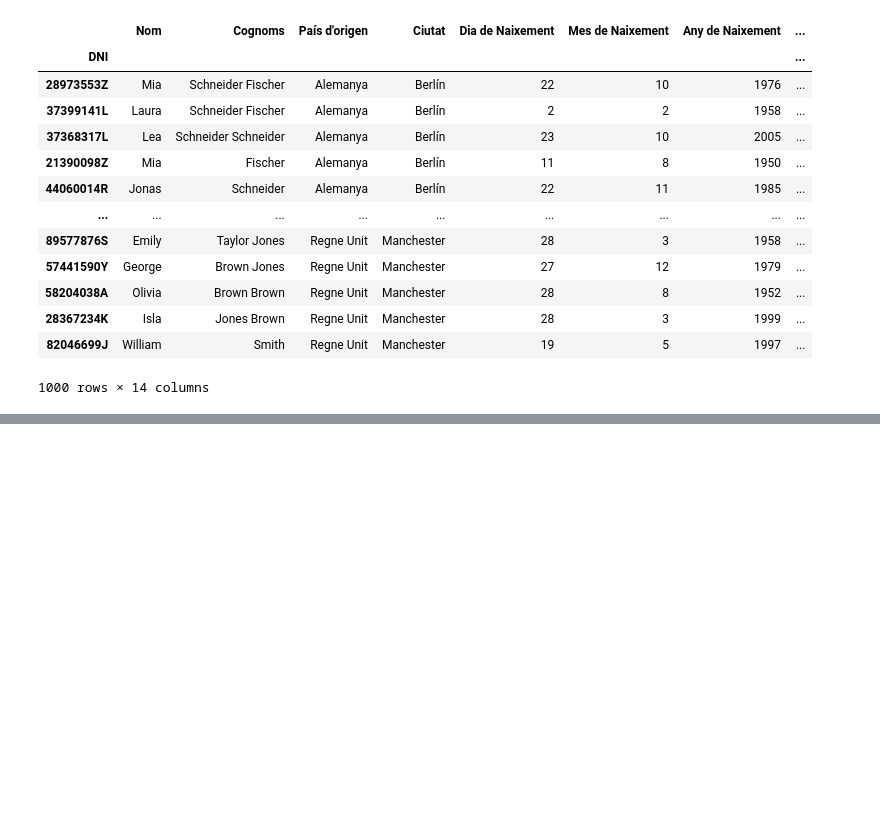
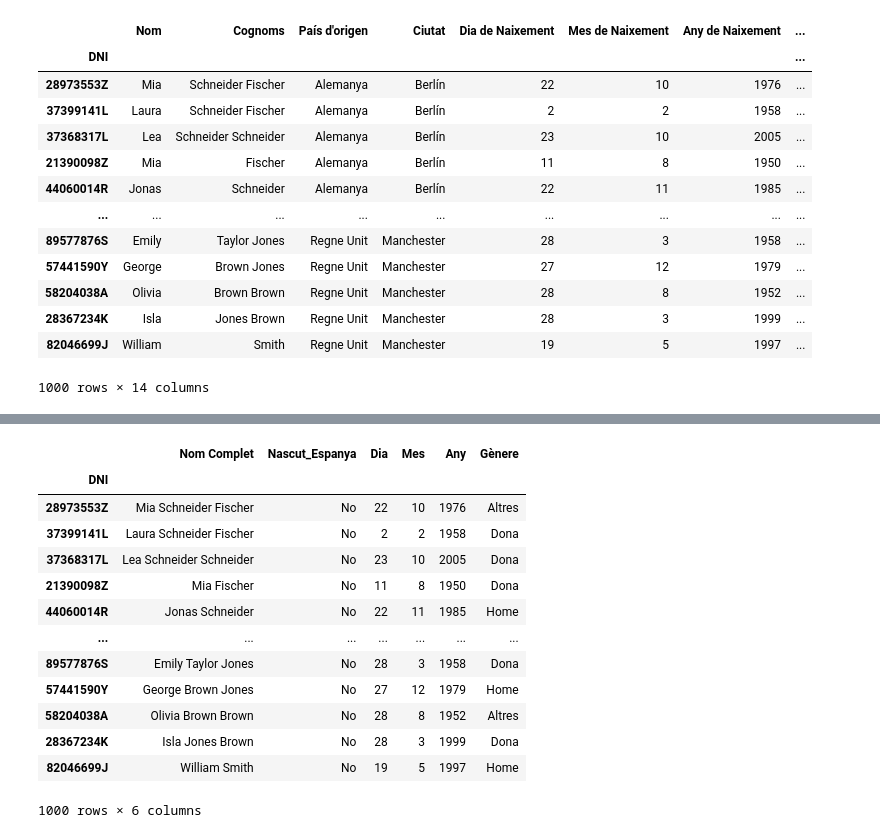
Before and after one commit to rogerloop/03_Especialitzacio, a Jupyter notebook: Sprint_10_Analitica_dades_Python/Sprint_10_Task_S10_01/Task_S10_01.ipynb, the cells around one changed output, grey strips where cells are left out. Cells and saved outputs as stored; diff of their text form; code cells hidden in the pictures; blank space fills up the shorter version.

```diff
--- a/Sprint_10_Analitica_dades_Python/Sprint_10_Task_S10_01/Task_S10_01.ipynb
+++ b/Sprint_10_Analitica_dades_Python/Sprint_10_Task_S10_01/Task_S10_01.ipynb
@@ -133,0 +163,20 @@ Index(['Nom', 'Cognoms', 'DNI', 'País d'origen', 'Ciutat', 'Dia', 'Mes', 'Any',
+# %%
+# 6- Mostra tots els canvis que has realitzat en una sola taula.
+
+cambios = treballadors_2025[['Nom Complet', 'Nascut_Espanya', 'Dia', 'Mes', 'Any', 'Gènere']]
+cambios
+# %% [output]
+|  | Nom Complet | Nascut_Espanya | Dia | Mes | Any | Gènere |
+| DNI |  |  |  |  |  |  |
+| 28973553Z | Mia Schneider Fischer | No | 22 | 10 | 1976 | Altres |
+| 37399141L | Laura Schneider Fischer | No | 2 | 2 | 1958 | Dona |
+| 37368317L | Lea Schneider Schneider | No | 23 | 10 | 2005 | Dona |
+| 21390098Z | Mia Fischer | No | 11 | 8 | 1950 | Dona |
+| 44060014R | Jonas Schneider | No | 22 | 11 | 1985 | Home |
+| ... | ... | ... | ... | ... | ... | ... |
+| 89577876S | Emily Taylor Jones | No | 28 | 3 | 1958 | Dona |
+| 57441590Y | George Brown Jones | No | 27 | 12 | 1979 | Home |
+| 58204038A | Olivia Brown Brown | No | 28 | 8 | 1952 | Altres |
+| 28367234K | Isla Jones Brown | No | 28 | 3 | 1999 | Dona |
+| 82046699J | William Smith | No | 19 | 5 | 1997 | Home |
+1000 rows × 6 columns
```
Also changed, not shown: parts of 7 cells of this notebook.
